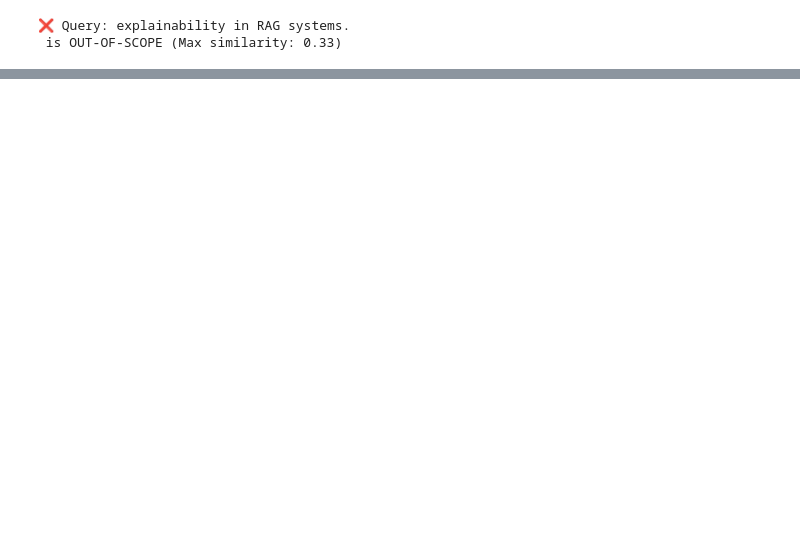
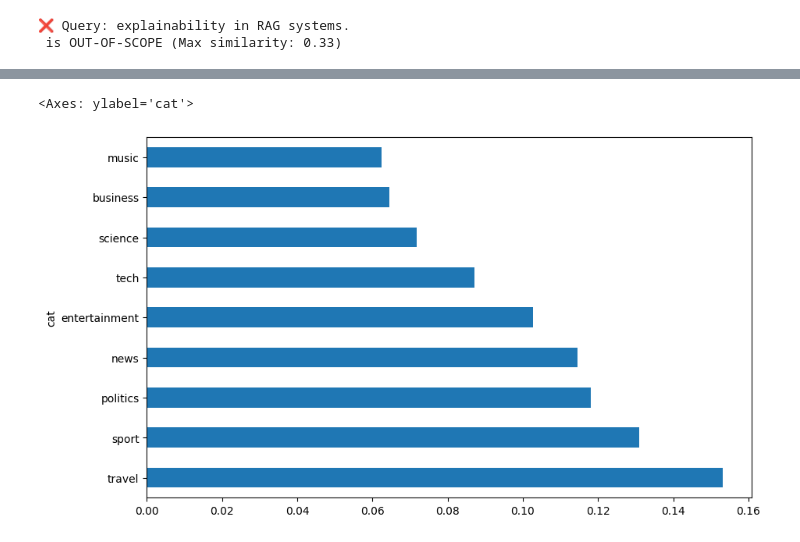
Before and after one commit to sjoerdoffringa/RAG, a Jupyter notebook: develop_explanations.ipynb, the cells around one changed output, grey strips where cells are left out. Cells and saved outputs as stored; diff of their text form; code cells hidden in the pictures; blank space fills up the shorter version.

Commit message:
scope detection evaluation

```diff
--- a/develop_explanations.ipynb
+++ b/develop_explanations.ipynb
@@ -113,0 +186,16 @@ else:
+# %%
+# load data
+silver = pd.read_csv("eval_data/ScopeQA/ELOQ_silver.csv")
+gold = pd.read_csv("eval_data/ScopeQA/ELOQ_gold.csv")
+# %%
+gold['cat'] = gold['doc_id'].apply(lambda x: x.split("_")[0])
+# %%
+gold['vector'] = gold['question'].apply(lambda x: rag.embedder.encode(x).reshape(1, -1))
+# %%
+database_general_vector = rag.embedder.encode(description).reshape(1, -1)
+gold['similarity'] = gold['vector'].apply(lambda x: cosine_similarity(x, database_general_vector).flatten()[0])
+# %%
+gold.groupby('cat')['similarity'].mean().sort_values(ascending=False).plot(kind='barh', figsize=(10, 6))
+# %% [output]
+<Axes: ylabel='cat'>
+[figure, added]
```
Also changed, not shown: parts of 37 cells of this notebook, 19 other files.
